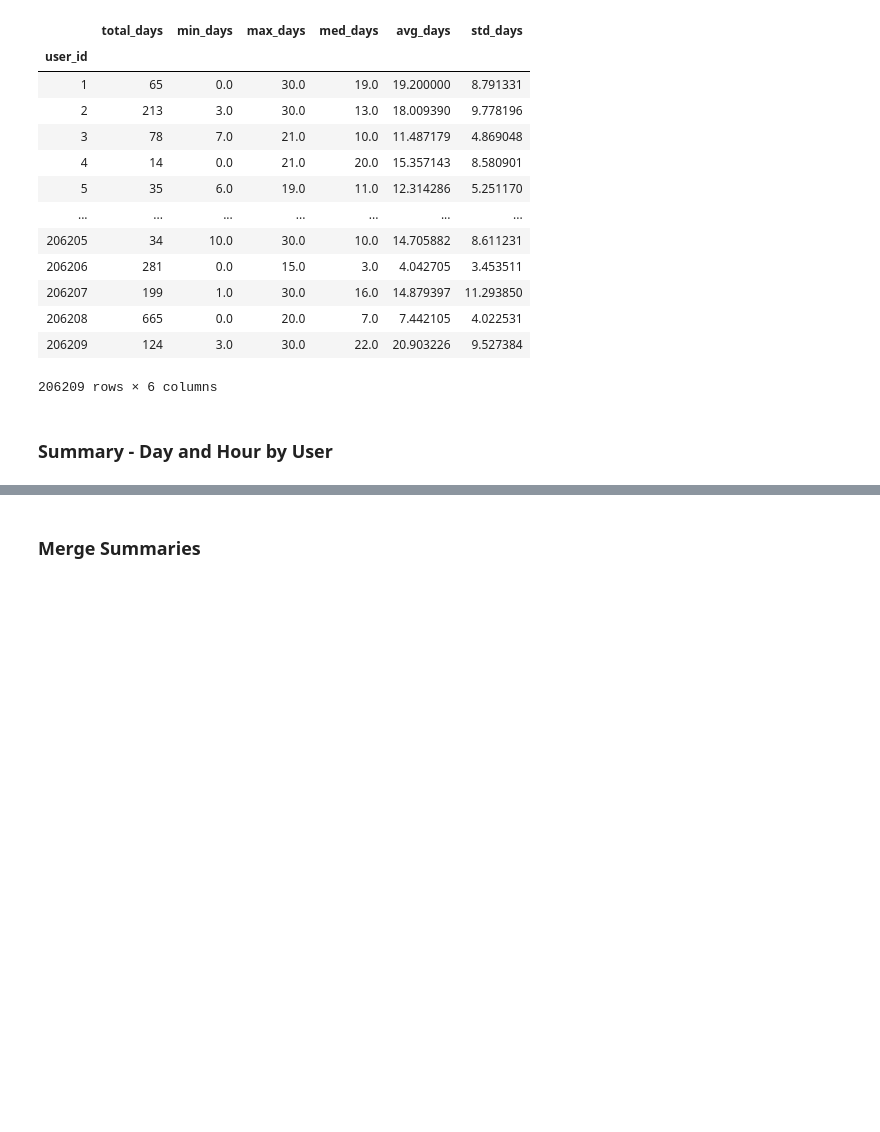
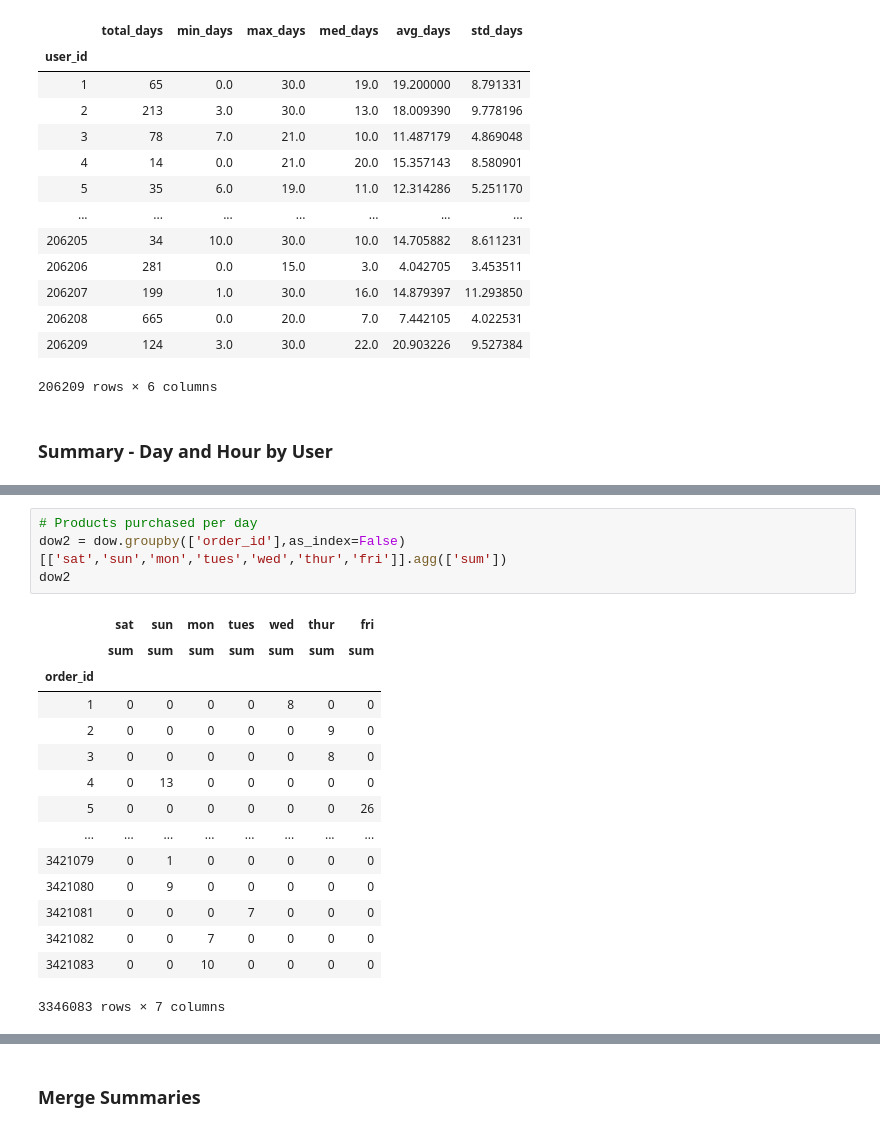
Before and after one commit to Josefa-Sullivan/Instacart, a Jupyter notebook: Jordan/EDA_Jordan.ipynb, the cells around one changed output, grey strips where cells are left out. Drawn from its saved outputs; the diff is of its cells as text; blank space fills up the shorter version.

```diff
--- a/Jordan/EDA_Jordan.ipynb
+++ b/Jordan/EDA_Jordan.ipynb
@@ -134,0 +194,20 @@ days
+# %%
+# Products purchased per day
+dow2 = dow.groupby(['order_id'],as_index=False)[['sat','sun','mon','tues','wed','thur','fri']].agg(['sum'])
+dow2
+# %% [output]
+|  | sat | sun | mon | tues | wed | thur | fri |
+|  | sum | sum | sum | sum | sum | sum | sum |
+| order_id |  |  |  |  |  |  |  |
+| 1 | 0 | 0 | 0 | 0 | 8 | 0 | 0 |
+| 2 | 0 | 0 | 0 | 0 | 0 | 9 | 0 |
+| 3 | 0 | 0 | 0 | 0 | 0 | 8 | 0 |
+| 4 | 0 | 13 | 0 | 0 | 0 | 0 | 0 |
+| 5 | 0 | 0 | 0 | 0 | 0 | 0 | 26 |
+| ... | ... | ... | ... | ... | ... | ... | ... |
+| 3421079 | 0 | 1 | 0 | 0 | 0 | 0 | 0 |
+| 3421080 | 0 | 9 | 0 | 0 | 0 | 0 | 0 |
+| 3421081 | 0 | 0 | 0 | 7 | 0 | 0 | 0 |
+| 3421082 | 0 | 0 | 7 | 0 | 0 | 0 | 0 |
+| 3421083 | 0 | 0 | 10 | 0 | 0 | 0 | 0 |
+3346083 rows × 7 columns
```
Also changed, not shown: parts of 11 cells of this notebook, 1 other file.
